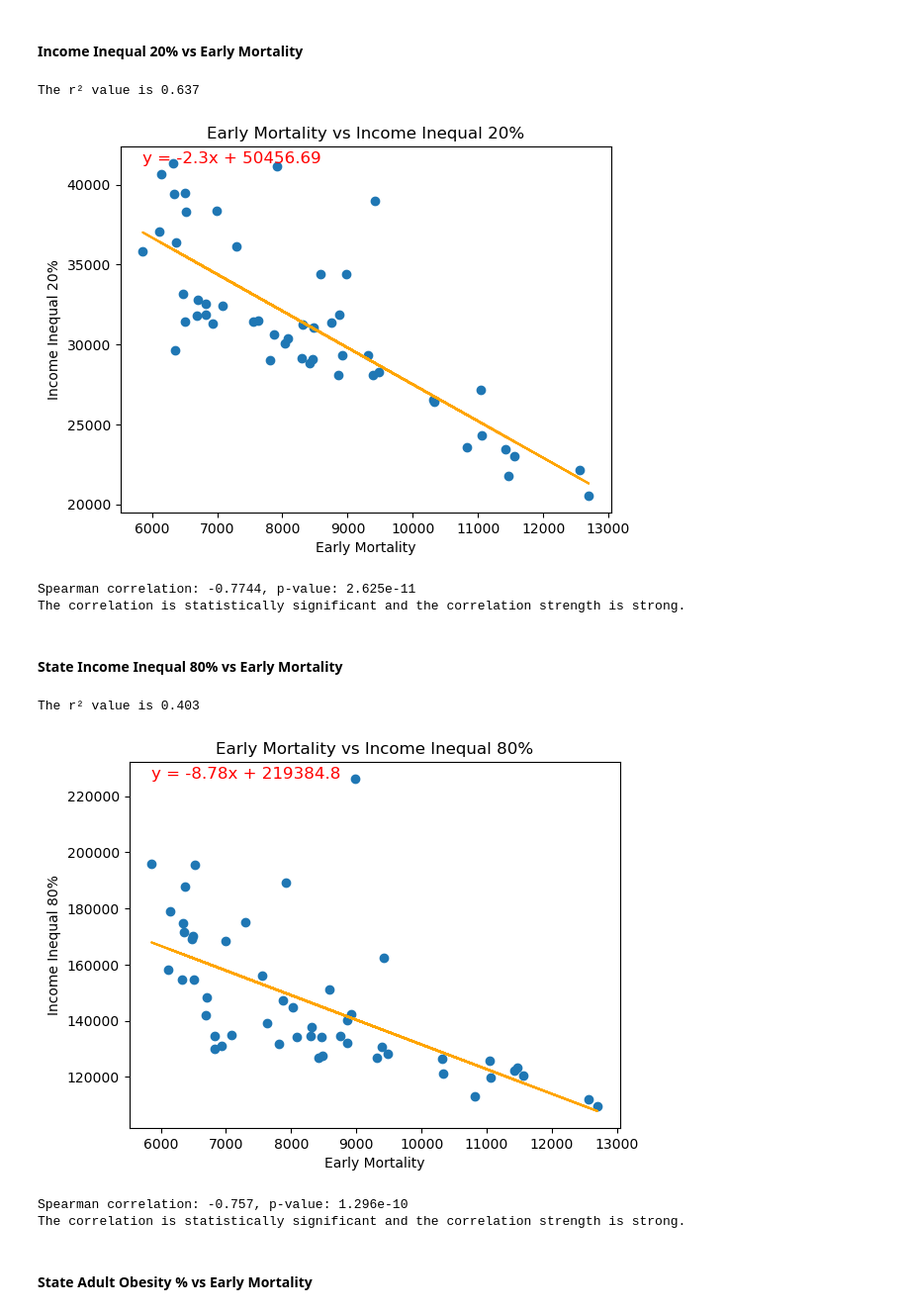
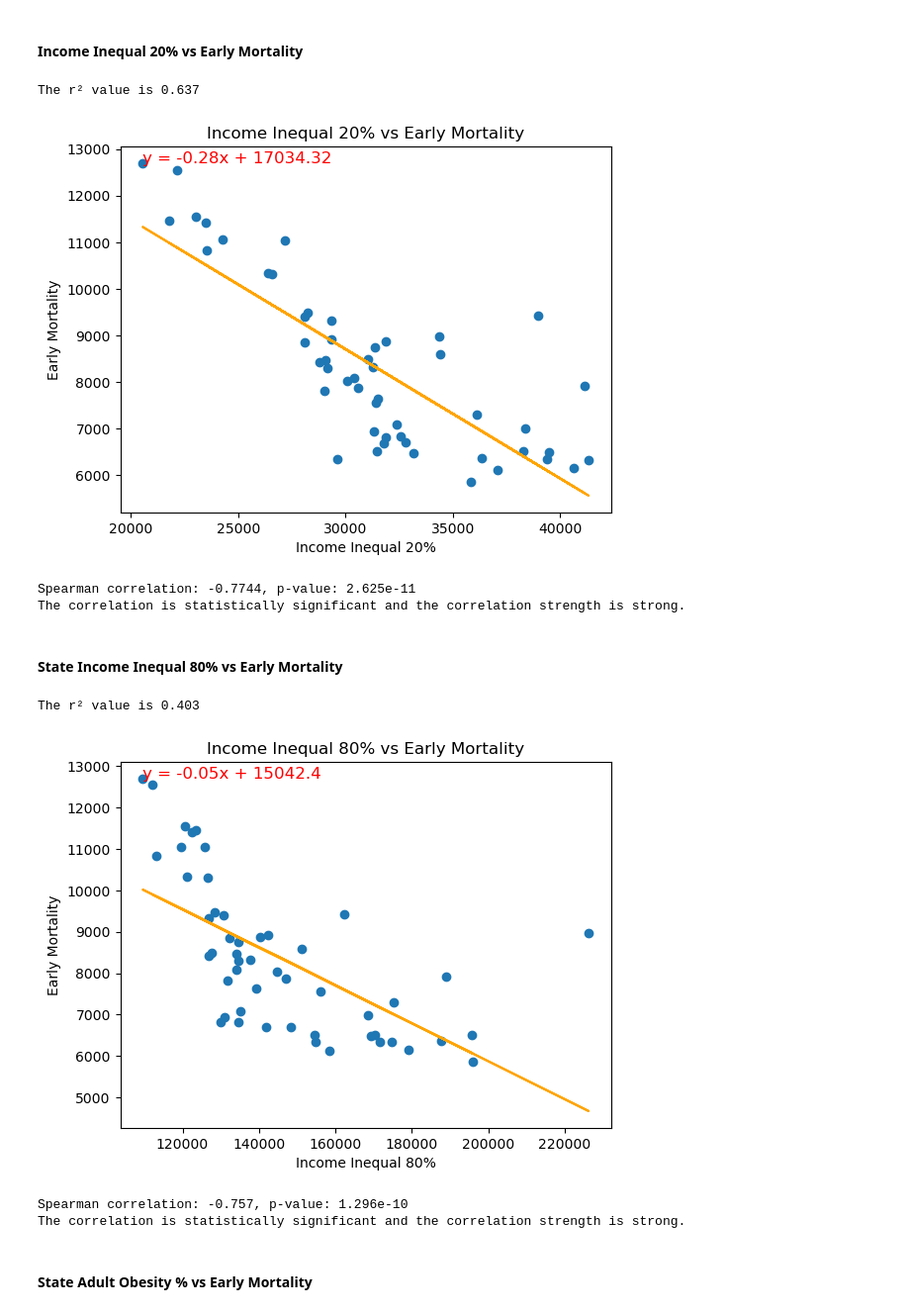
Before and after one commit to the-eva-a/group-1-project-1, a Jupyter notebook: Variable_Correlation_Relationships_Accurate.ipynb, the cells around one changed output. Shown at 99% size. Saved outputs shown, nothing was run; the diff lists cells and outputs as text; code cells hidden in the pictures.

```diff
--- a/Variable_Correlation_Relationships_Accurate.ipynb
+++ b/Variable_Correlation_Relationships_Accurate.ipynb
@@ -493,11 +485,11 @@ The correlation is statistically significant and the correlation strength is mod
 #### County Excess Drinking % vs Early Mortality
 # %%
 # Set x and y values and labels
+x_values = county_df["excess_drinking_pct"]
+y_values = county_df["early_death_years_lost"]
+cool_xlabel = "Excess Drinking %"
+cool_ylabel = "Early Mortality"
 
-x_values = county_df["early_death_years_lost"]
-y_values = county_df["excess_drinking_pct"]
-cool_xlabel = "Early Mortality"
-cool_ylabel = "Excess Drinking %"
 
 # Create the linear regression plot
 cool_linear_regression_function(x_values, y_values, cool_xlabel, cool_ylabel)
@@ -532,10 +524,11 @@ The correlation is statistically significant and the correlation strength is mod
 # %%
 # Set x and y values and labels
 
-x_values = county_df["early_death_years_lost"]
-y_values = county_df["Median Income"]
-cool_xlabel = "Early Mortality"
-cool_ylabel = "Median Income"
+x_values = county_df["Median Income"]
+y_values = county_df["early_death_years_lost"]
+cool_xlabel = "Median Income"
+cool_ylabel = "Early Mortality"
+
 
 # Create the linear regression plot
 cool_linear_regression_function(x_values, y_values, cool_xlabel, cool_ylabel)
@@ -567,7 +560,7 @@ Spearman correlation: -0.7514, p-value: 0
 The correlation is statistically significant and the correlation strength is strong.
 # %%
 # List of y variables analyzed
-y_variables = [
+x_variables = [
     "poor_physical_health_avg_days",
     "mental_health_rate",
     "income_inequal_20pct",
@@ -581,13 +574,13 @@ y_variables = [
 ]
 
 # Set x value
-x_values = county_df["early_death_years_lost"]
+y_values = county_df["early_death_years_lost"]
 
 # Initialize lists to store results
 correlation_results = []
 
-for y_var in y_variables:
-    y_values = county_df[y_var]
+for x_var in x_variables:
+    x_values = county_df[x_var]
 
     # Call the correlation function and capture all returned values
     correlation, p_value, correlation_type = correlation_function(x_values, y_values)
@@ -603,10 +596,10 @@ for y_var in y_variables:
             strength = "weak"
 
         # Store the results along with the correlation value and p-value
-        correlation_results.append((y_var, correlation, p_value, strength))
+        correlation_results.append((x_var, correlation, p_value, strength))
     else:
         # Store the p-value and indicate no significant correlation
-        correlation_results.append((y_var, 0.0, p_value, "no correlation"))
+        correlation_results.append((x_var, 0.0, p_value, "no correlation"))
 
 
 # Sort the results by absolute correlation value in descending order
@@ -614,8 +607,8 @@ correlation_results.sort(key=lambda x: abs(x[1]), reverse=True)
 
 # Summary of correlations
 print("\nSummary of County correlations:")
-for y_var, correlation, p_value, strength in correlation_results:
-    print(f"{y_var}: p-value: {p_value:.4g}, correlation: {round(correlation,4)}, strength: {strength}")
+for x_var, correlation, p_value, strength in correlation_results:
+    print(f"{x_var}: p-value: {p_value:.4g}, correlation: {round(correlation,4)}, strength: {strength}")
 # %% [output]
 Summary of County correlations:
 poor_physical_health_avg_days: p-value: 0, correlation: 0.7745, strength: strong
@@ -783,10 +777,11 @@ The correlation is statistically significant and the correlation strength is str
 # %%
 # Set x and y values and labels
 
-x_values = state_df["early_death_years_lost"]
-y_values = state_df["income_inequal_20pct"]
-cool_xlabel = "Early Mortality"
-cool_ylabel = "Income Inequal 20%"
+x_values = state_df["income_inequal_20pct"]
+y_values = state_df["early_death_years_lost"]
+cool_xlabel = "Income Inequal 20%"
+cool_ylabel = "Early Mortality"
+
 
 # Create the linear regression plot
 cool_linear_regression_function_state(x_values, y_values, cool_xlabel, cool_ylabel)
@@ -813,7 +808,7 @@ else:
     print("The correlation is not statistically significant.")
 # %% [output]
 The r² value is 0.637
-[figure, old version]
+[figure, new version]
 Spearman correlation: -0.7744, p-value: 2.625e-11
 The correlation is statistically significant and the correlation strength is strong.
 # %% [markdown]
@@ -821,37 +816,38 @@ The correlation is statistically significant and the correlation strength is str
 # %%
 # Set x and y values and labels
 
-x_values = state_df["early_death_years_lost"]
-y_values = state_df["income_inequal_80pct"]
-cool_xlabel = "Early Mortality"
-cool_ylabel = "Income Inequal 80%"
+x_values = state_df["income_inequal_80pct"]
+y_values = state_df["early_death_years_lost"]
+cool_xlabel = "Income Inequal 80%"
+cool_ylabel = "Early Mortality"
+
 
 # Create the linear regression plot
 cool_linear_regression_function_state(x_values, y_values, cool_xlabel, cool_ylabel)
 
 # Call the correlation function and capture all returned values
 correlation, p_value, correlation_type = correlation_function_state(x_values, y_values)
 
 # Print results
 print(f"{correlation_type} correlation: {round(correlation, 4)}, p-value: {p_value:.4g}")
 
 # Interpretation
 if p_value < 0.05:
 
     # Determine the strength of the correlation
     if abs(correlation) >= 0.7:
         strength = "strong"
     elif abs(correlation) >= 0.3:
         strength = "moderate"
     else:
         strength = "weak"
 
     print(f"The correlation is statistically significant and the correlation strength is {strength}.")
 else:
     print("The correlation is not statistically significant.")
 # %% [output]
 The r² value is 0.403
-[figure, old version]
+[figure, new version]
 Spearman correlation: -0.757, p-value: 1.296e-10
 The correlation is statistically significant and the correlation strength is strong.
 # %% [markdown]
```
Also changed, not shown: parts of 27 cells of this notebook.
